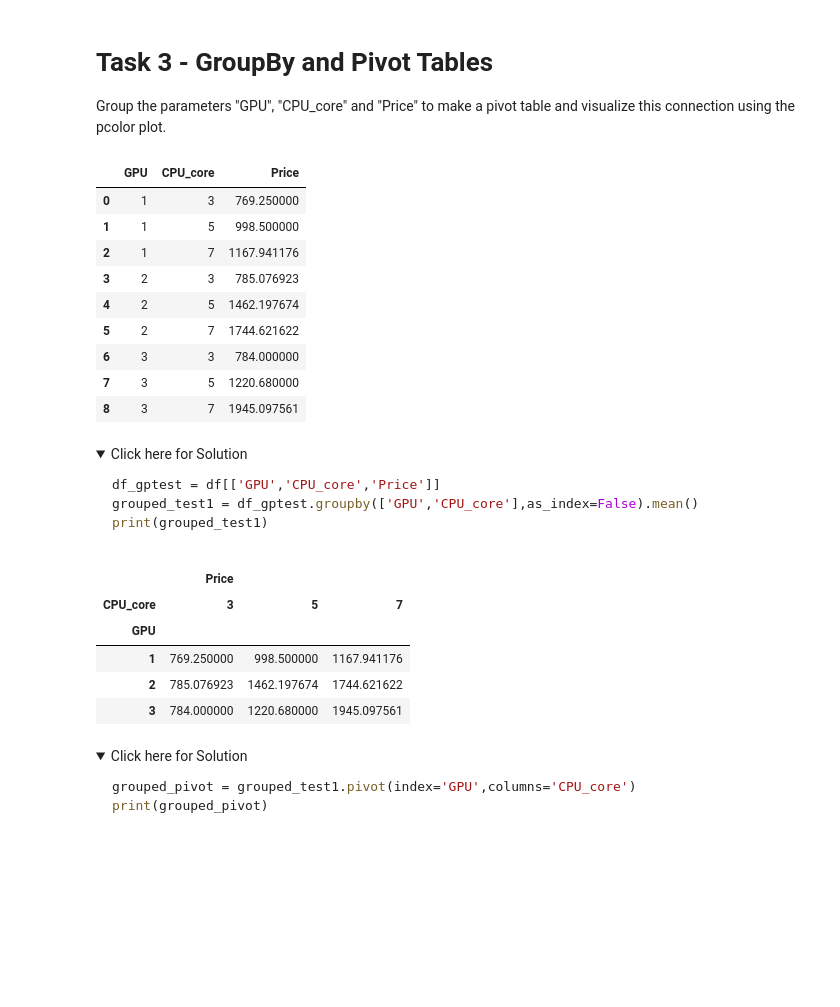
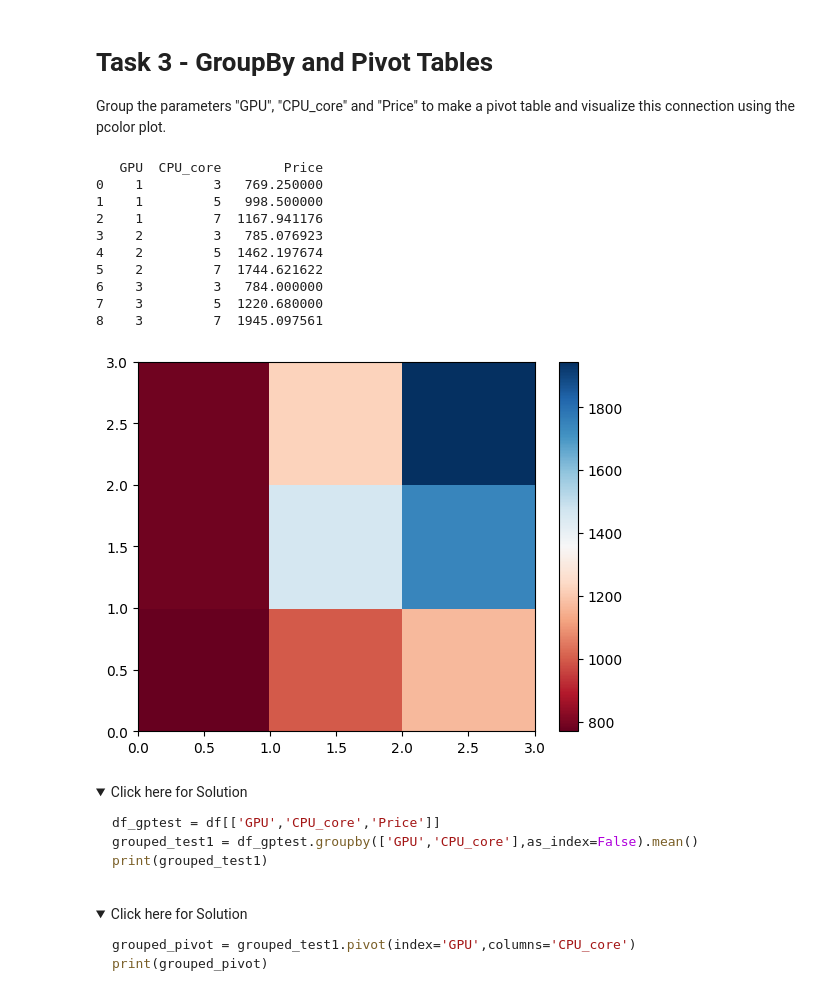
Before and after one commit to beekvangg/testgithub, a Jupyter notebook: Data-analysis-with-python-lab6.ipynb, the cells around one changed output. Cells and saved outputs as stored; diff of their text form; code cells hidden in the pictures; folded sections open; blank space fills up the shorter version.

```diff
--- a/Data-analysis-with-python-lab6.ipynb
+++ b/Data-analysis-with-python-lab6.ipynb
@@ -298,20 +282,25 @@ Group the parameters "GPU", "CPU_core" and "Price" to make a pivot table and vis
 # %%
 # Write your code below and press Shift+Enter to execute
 # Create the group
-grp = df[['GPU', 'CPU_core', 'Price']]
-gr = grp.groupby(['GPU', 'CPU_core'], as_index=False).mean()
-gr
+atr = df[['GPU', 'CPU_core', 'Price']]
+grp = atr.groupby(['GPU', 'CPU_core'], as_index=False).mean()
+print(grp)
+piv = grp.pivot(index='GPU', columns='CPU_core')
+plt.pcolor(piv, cmap='RdBu')
+plt.colorbar()
+plt.show()
 # %% [output]
-|  | GPU | CPU_core | Price |
-| 0 | 1 | 3 | 769.250000 |
-| 1 | 1 | 5 | 998.500000 |
-| 2 | 1 | 7 | 1167.941176 |
-| 3 | 2 | 3 | 785.076923 |
-| 4 | 2 | 5 | 1462.197674 |
-| 5 | 2 | 7 | 1744.621622 |
-| 6 | 3 | 3 | 784.000000 |
-| 7 | 3 | 5 | 1220.680000 |
-| 8 | 3 | 7 | 1945.097561 |
+   GPU  CPU_core        Price
+0    1         3   769.250000
+1    1         5   998.500000
+2    1         7  1167.941176
+3    2         3   785.076923
+4    2         5  1462.197674
+5    2         7  1744.621622
+6    3         3   784.000000
+7    3         5  1220.680000
+8    3         7  1945.097561
+[figure, added]
 # %% [markdown]
 <details>
 <summary>Click here for Solution</summary>
@@ -326,15 +315,6 @@ print(grouped_test1)
 # %%
 # Write your code below and press Shift+Enter to execute
 # Create the Pivot table
-pv = gr.pivot(index='GPU', columns='CPU_core')
-pv
-# %% [output]
-|  | Price |  |  |
-| CPU_core | 3 | 5 | 7 |
-| GPU |  |  |  |
-| 1 | 769.250000 | 998.500000 | 1167.941176 |
-| 2 | 785.076923 | 1462.197674 | 1744.621622 |
-| 3 | 784.000000 | 1220.680000 | 1945.097561 |
 # %% [markdown]
 <details>
 <summary>Click here for Solution</summary>
```
Also changed, not shown: parts of 9 cells of this notebook, 1 other file.
